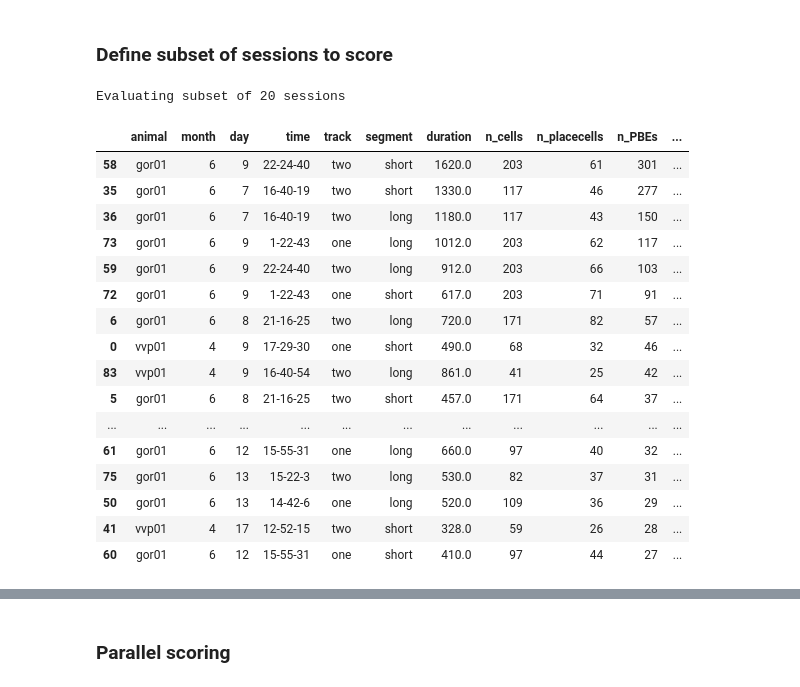
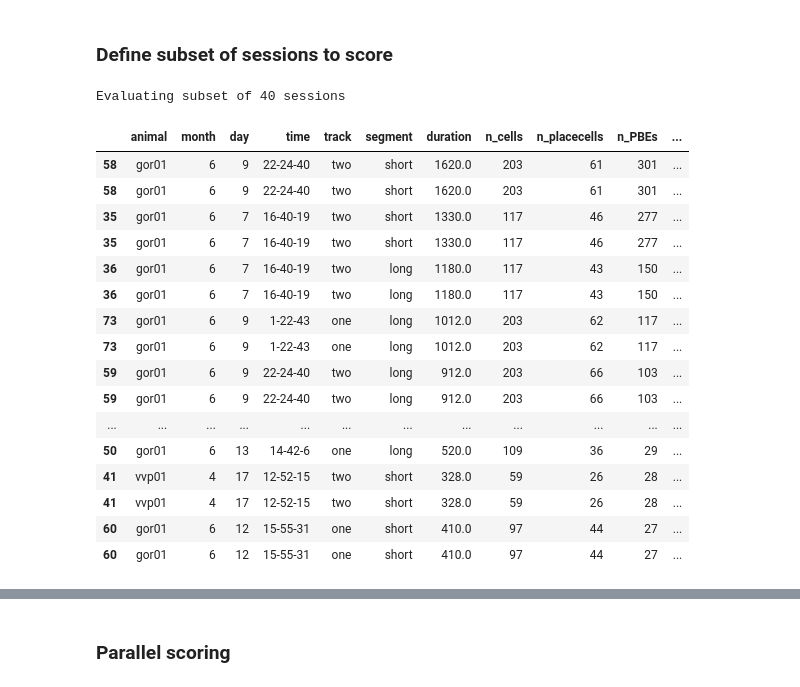
Before and after one commit to ckemere/CloudShuffles, a Jupyter notebook: score_bayes_parallel-dask.ipynb, the cells around one changed output, grey strips where cells are left out. Saved outputs shown, nothing was run; the diff lists cells and outputs as text; code cells hidden in the pictures.

```diff
--- a/score_bayes_parallel-dask.ipynb
+++ b/score_bayes_parallel-dask.ipynb
@@ -12,9 +12,7 @@ warnings.filterwarnings("ignore")
 # %% [markdown]
 ### Load experimental data
 # %%
-datadirs = ['/home/etienne/Dropbox/neoReader/',
-            'C:/Etienne/Dropbox/neoReader/',
-            'D:/Dropbox/neoReader/']
+datadirs = ['/Users/ckemere/Development/Data/Buzsaki']
 
 fileroot = next( (dir for dir in datadirs if os.path.isdir(dir)), None)
 # conda install pandas=0.19.2
@@ -25,46 +23,45 @@ load_from_nel = True
 
 # load from nel file:
 if load_from_nel:
-    jar = nel.load_pkl(fileroot + 'gor01vvp01_processed_speed.nel')
+    jar = nel.load_pkl(os.path.join(fileroot,'gor01vvp01_processed_speed.nel'))
     exp_data = jar.exp_data
     aux_data = jar.aux_data
     del jar
 
-    jar = nel.load_pkl(fileroot + 'gor01vvp01_tables_speed.nel')
-    df = jar.df
-    df2 = jar.df2
-    del jar
+    with pd.HDFStore(os.path.join(fileroot,'DibaMetadata.h5')) as store:
+        df = store.get('Session_Metadata')
+        df2 = store.get('Subset_Metadata')
 # %% [markdown]
 ### Define subset of sessions to score
 # %%
 # restrict sessions to explore to a smaller subset
 min_n_placecells = 16
 min_n_PBEs = 27 # 27 total events ==> minimum 21 events in training set
 
 df2_subset = df2[(df2.n_PBEs >= min_n_PBEs) & (df2.n_placecells >= min_n_placecells)]
 
 sessions = df2_subset['time'].values.tolist()
 segments = df2_subset['segment'].values.tolist()
 
 print('Evaluating subset of {} sessions'.format(len(sessions)))
 
-df2_subset.sort(columns=['n_PBEs', 'n_placecells'], ascending=[0,0])
+df2_subset.sort_values(by=['n_PBEs', 'n_placecells'], ascending=[0,0])
 # %% [output]
-Evaluating subset of 20 sessions
+Evaluating subset of 40 sessions
 |  | animal | month | day | time | track | segment | duration | n_cells | n_placecells | n_PBEs | ... |
 | 58 | gor01 | 6 | 9 | 22-24-40 | two | short | 1620.0 | 203 | 61 | 301 | ... |
+| 58 | gor01 | 6 | 9 | 22-24-40 | two | short | 1620.0 | 203 | 61 | 301 | ... |
+| 35 | gor01 | 6 | 7 | 16-40-19 | two | short | 1330.0 | 117 | 46 | 277 | ... |
 | 35 | gor01 | 6 | 7 | 16-40-19 | two | short | 1330.0 | 117 | 46 | 277 | ... |
 | 36 | gor01 | 6 | 7 | 16-40-19 | two | long | 1180.0 | 117 | 43 | 150 | ... |
+| 36 | gor01 | 6 | 7 | 16-40-19 | two | long | 1180.0 | 117 | 43 | 150 | ... |
+| 73 | gor01 | 6 | 9 | 1-22-43 | one | long | 1012.0 | 203 | 62 | 117 | ... |
 | 73 | gor01 | 6 | 9 | 1-22-43 | one | long | 1012.0 | 203 | 62 | 117 | ... |
 | 59 | gor01 | 6 | 9 | 22-24-40 | two | long | 912.0 | 203 | 66 | 103 | ... |
-| 72 | gor01 | 6 | 9 | 1-22-43 | one | short | 617.0 | 203 | 71 | 91 | ... |
-| 6 | gor01 | 6 | 8 | 21-16-25 | two | long | 720.0 | 171 | 82 | 57 | ... |
-| 0 | vvp01 | 4 | 9 | 17-29-30 | one | short | 490.0 | 68 | 32 | 46 | ... |
-| 83 | vvp01 | 4 | 9 | 16-40-54 | two | long | 861.0 | 41 | 25 | 42 | ... |
-| 5 | gor01 | 6 | 8 | 21-16-25 | two | short | 457.0 | 171 | 64 | 37 | ... |
+| 59 | gor01 | 6 | 9 | 22-24-40 | two | long | 912.0 | 203 | 66 | 103 | ... |
 | ... | ... | ... | ... | ... | ... | ... | ... | ... | ... | ... | ... |
-| 61 | gor01 | 6 | 12 | 15-55-31 | one | long | 660.0 | 97 | 40 | 32 | ... |
-| 75 | gor01 | 6 | 13 | 15-22-3 | two | long | 530.0 | 82 | 37 | 31 | ... |
 | 50 | gor01 | 6 | 13 | 14-42-6 | one | long | 520.0 | 109 | 36 | 29 | ... |
 | 41 | vvp01 | 4 | 17 | 12-52-15 | two | short | 328.0 | 59 | 26 | 28 | ... |
+| 41 | vvp01 | 4 | 17 | 12-52-15 | two | short | 328.0 | 59 | 26 | 28 | ... |
 | 60 | gor01 | 6 | 12 | 15-55-31 | one | short | 410.0 | 97 | 44 | 27 | ... |
+| 60 | gor01 | 6 | 12 | 15-55-31 | one | short | 410.0 | 97 | 44 | 27 | ... |
```
Also changed, not shown: parts of 6 cells of this notebook, 4 other files.
